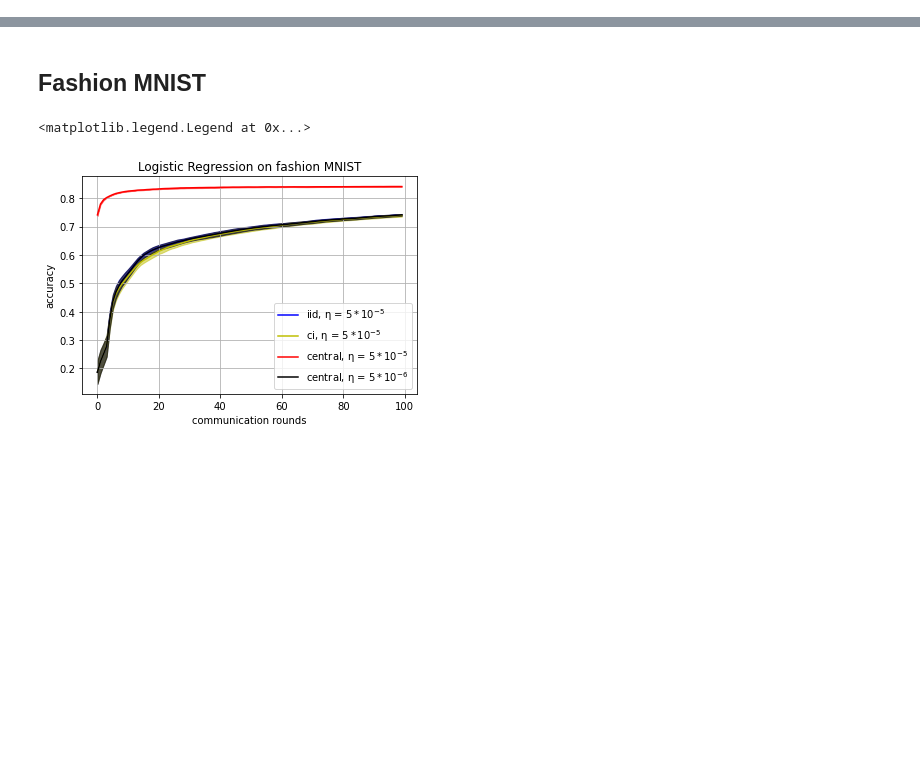
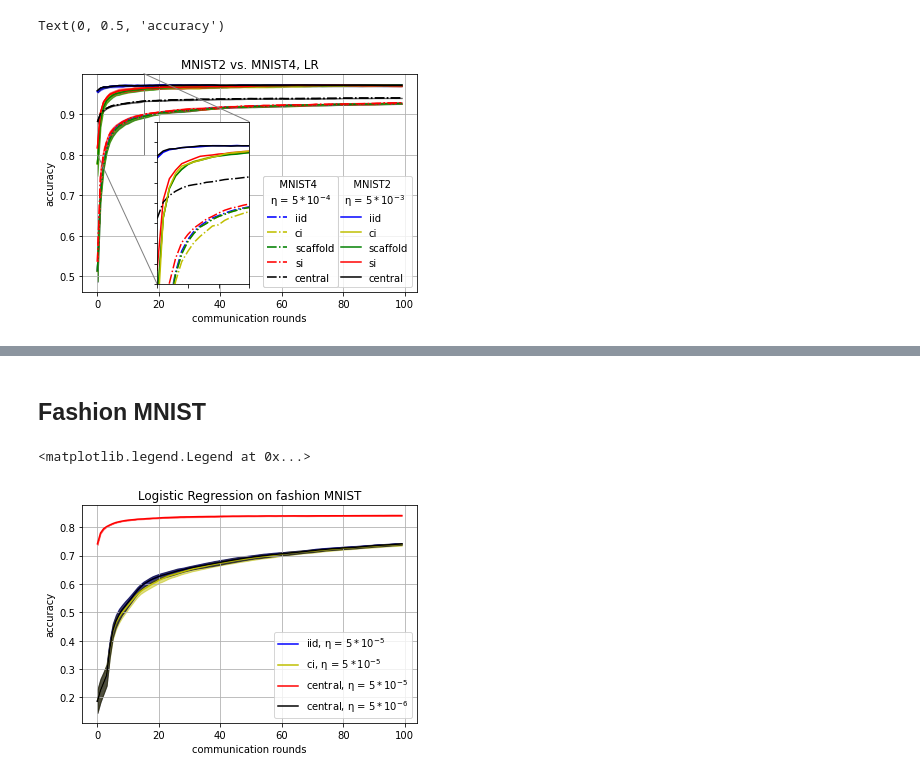
Before and after one commit to swiergarst/FedvsCent, a Jupyter notebook: paper results/Paper Plots.ipynb, the cells around one changed output, grey strips where cells are left out. Drawn from its saved outputs; the diff is of its cells as text; code cells hidden in the pictures; blank space fills up the shorter version.

```diff
--- a/paper results/Paper Plots.ipynb
+++ b/paper results/Paper Plots.ipynb
@@ -10,0 +203,69 @@ from data_loader import *
+# %%
+LR_2c_dict = load_2c_LR()
+LR_4c_dict = load_4c_LR()
+
+plot_keys_2c = ["iid 5e2", "ci", "scaf", "si", "central 5e3"]
+plot_keys_4c = ["iid", "ci", "scaf", "si", "central 5e4"]
+colors = ['b', 'y', 'g', 'r', 'k']
+legend = ["iid", "ci", "scaffold", "si", "central"]
+
+#X and Y range for zoomed in region
+Xl = 0
+Xh = 15
+Yl = 0.8
+Yh = 1
+
+lines_2c = []
+lines_4c = []
+
+
+fig = plt.figure()
+ax = plt.axes()
+#axins = zoomed_inset_axes(ax, 2, loc=10)
+
+
+#ax.plot(LR_2c_dict["iid 5e2"])
+#axins.plot(LR_2c_dict["iid 5e2"])
+
+
+for key_2c, key_4c, color in zip(plot_keys_2c, plot_keys_4c, colors):
+    line_2c = plot_range(LR_2c_dict[key_2c].T, color = color)
+    line_4c = plot_range(LR_4c_dict[key_4c].T, "-.", color = color)
+
+    ax.add_artist(line_2c)
+    ax.add_artist(line_4c)
+
+    lines_2c.append(line_2c)
+    lines_4c.append(line_4c)
+
+
+
+legend1 = plt.legend(lines_2c, legend, loc=4, title= "   MNIST2 \n\u03B7 = $5*10^{-3}$")
+legend2 = plt.legend(lines_4c, legend, loc=4, title= "   MNIST4 \n\u03B7 = $5*10^{-4}$", bbox_to_anchor=(0.78,0))
+plt.gca().add_artist(legend1)
+plt.gca().add_artist(legend2)
+
+axins = zoomed_inset_axes(ax, 2, loc=10, bbox_to_anchor=(175,125))
+
+for key_2c, key_4c, color in zip(plot_keys_2c, plot_keys_4c, colors):
+    mean_2c = np.mean(LR_2c_dict[key_2c],axis=1)
+    mean_4c = np.mean(LR_4c_dict[key_4c], axis=1)
+
+    axins.plot(mean_2c, color=color)
+    axins.plot(mean_4c,"-.", color=color)
+
+plt.setp(axins.get_xticklabels(), visible=False)
+plt.setp(axins.get_yticklabels(), visible=False)
+
+axins.plot(LR_2c_dict["ci"][:,1],color= 'y')
+axins.plot(LR_4c_dict["ci"][:,1],"-.", color= 'y')
+axins.set_xlim(Xl, Xh)
+axins.set_ylim(Yl, Yh)
+mark_inset(ax, axins, loc1=1, loc2=3, fc="none", ec="0.5")
+ax.grid(True)
+ax.set_title("MNIST2 vs. MNIST4, LR")
+ax.set_xlabel("communication rounds")
+ax.set_ylabel("accuracy")
+# %% [output]
+Text(0, 0.5, 'accuracy')
+[figure, added]
```
Also changed, not shown: parts of 6 cells of this notebook, 22 other files.
